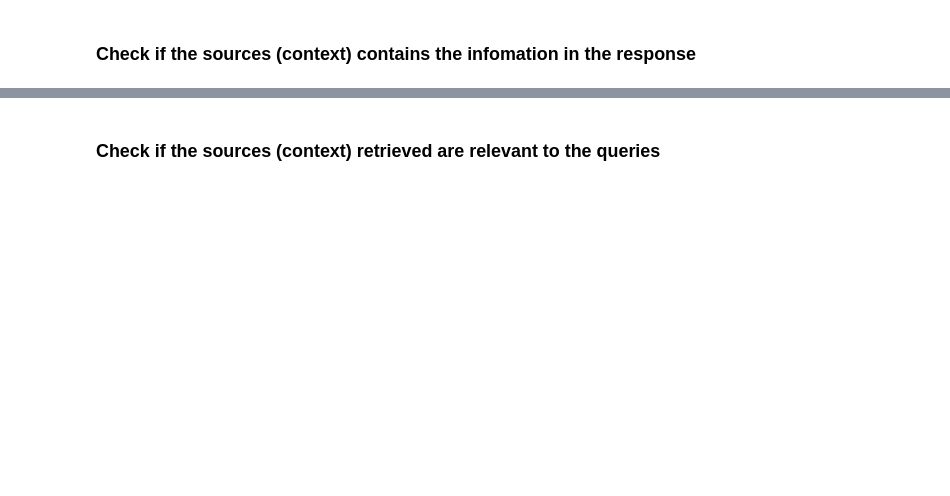
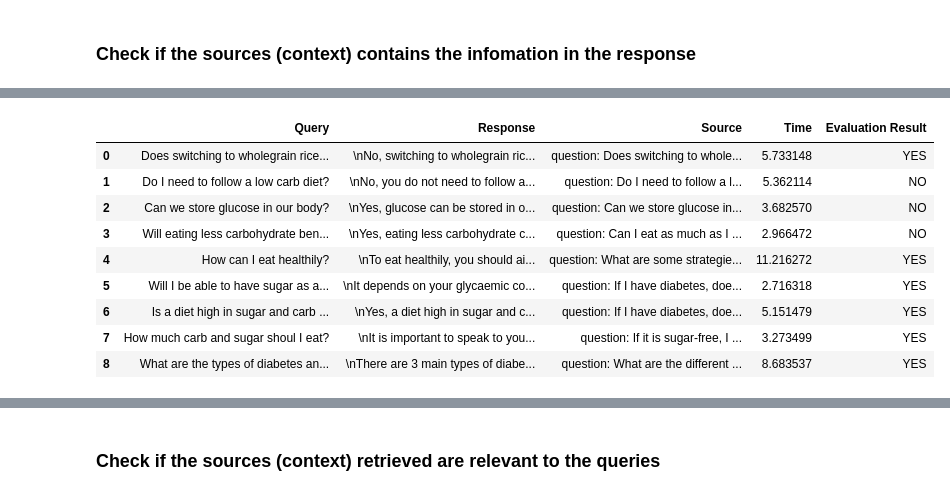
Before and after one commit to IntrovertHedgehog/openai-embbed-py, a Jupyter notebook: prepare_llamaindex.ipynb, the cells around one changed output, grey strips where cells are left out. Drawn from its saved outputs; the diff is of its cells as text; code cells hidden in the pictures; blank space fills up the shorter version.

```diff
--- a/prepare_llamaindex.ipynb
+++ b/prepare_llamaindex.ipynb
@@ -265,0 +344,24 @@ pd.concat(eval_vects, ignore_index=True)
+# %%
+responses2 = []
+times2 = []
+for q in test_queries:
+    start_time = time.time()
+    response = opt_query_engine.query(q)
+    end_time = time.time()
+    responses2.append(response)
+    times2.append(end_time - start_time)
+eval_results2 = [evaluator.evaluate(res) for res in responses2]
+eval_vects2 = [eval_df(test_queries[i], responses2[i], eval_results[i], times2[i]) for i in range(len(responses2))]
+eval_tbl2 = pd.concat(eval_vects2, ignore_index=True)
+display(eval_tbl2)
+# %% [output]
+|  | Query | Response | Source | Time | Evaluation Result |
+| 0 | Does switching to wholegrain rice... | \nNo, switching to wholegrain ric... | question: Does switching to whole... | 5.733148 | YES |
+| 1 | Do I need to follow a low carb diet? | \nNo, you do not need to follow a... | question: Do I need to follow a l... | 5.362114 | NO |
+| 2 | Can we store glucose in our body? | \nYes, glucose can be stored in o... | question: Can we store glucose in... | 3.682570 | NO |
+| 3 | Will eating less carbohydrate ben... | \nYes, eating less carbohydrate c... | question: Can I eat as much as I ... | 2.966472 | NO |
+| 4 | How can I eat healthily? | \nTo eat healthily, you should ai... | question: What are some strategie... | 11.216272 | YES |
+| 5 | Will I be able to have sugar as a... | \nIt depends on your glycaemic co... | question: If I have diabetes, doe... | 2.716318 | YES |
+| 6 | Is a diet high in sugar and carb ... | \nYes, a diet high in sugar and c... | question: If I have diabetes, doe... | 5.151479 | YES |
+| 7 | How much carb and sugar shoul I eat? | \nIt is important to speak to you... | question: If it is sugar-free, I ... | 3.273499 | YES |
+| 8 | What are the types of diabetes an... | \nThere are 3 main types of diabe... | question: What are the different ... | 8.683537 | YES |
```
Also changed, not shown: parts of 23 cells of this notebook, 2 other files.
